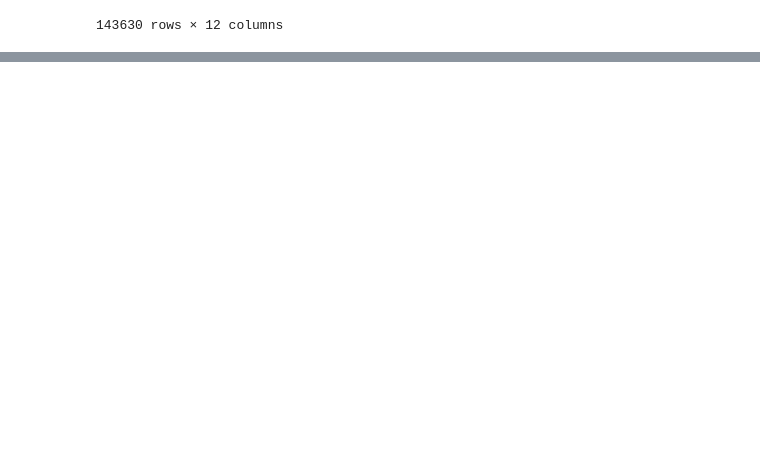
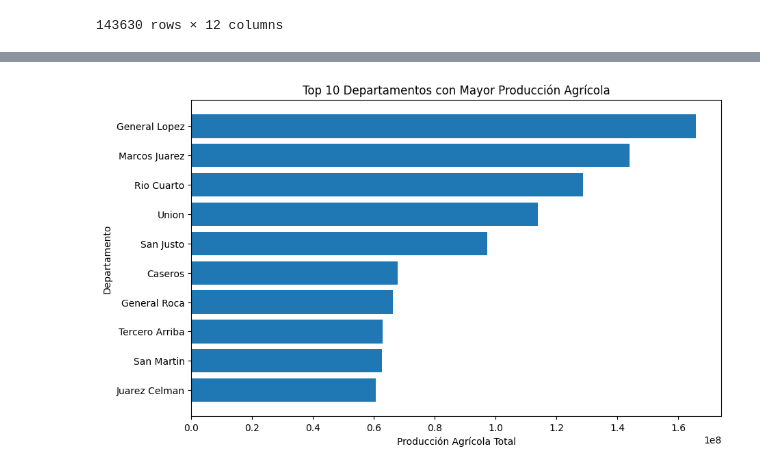
Before and after one commit to Marianod2003/Proyectogrupo21, a Jupyter notebook: .ipynb, the cells around one changed output, grey strips where cells are left out. Saved outputs shown, nothing was run; the diff lists cells and outputs as text; code cells hidden in the pictures; blank space fills up the shorter version.

```diff
--- a/.ipynb
+++ b/.ipynb
@@ -51,0 +256,18 @@ heatmap.set_title('Mapa de calor de correlación ', fontdict={'fontsize':18}, pa
+# %%
+# Agrupa los datos por departamento y calcula la producción agrícola total para cada Departamento
+produccion_por_departamento = df_agricola.groupby('departamento')['produccion'].sum().reset_index()
+
+# Ordena los Departamentos por producción agrícola de mayor a menor
+produccion_por_departamento = produccion_por_departamento.sort_values(by='produccion', ascending=False)
+
+# Visualiza los Departamentos con la mayor producción agrícola (por ejemplo, las 10 principales)
+top_n_departamentos = 10
+plt.figure(figsize=(10, 6))
+plt.barh(produccion_por_departamento['departamento'].head(top_n_departamentos), produccion_por_departamento['produccion'].head(top_n_departamentos))
+plt.xlabel('Producción Agrícola Total')
+plt.ylabel('Departamento')
+plt.title(f'Top {top_n_departamentos} Departamentos con Mayor Producción Agrícola')
+plt.gca().invert_yaxis()  # Invierte el eje y para mostrar el departamento con la mayor producción en la parte superior
+plt.show()
+# %% [output]
+[figure, added]
```
Also changed, not shown: parts of 36 cells of this notebook.
